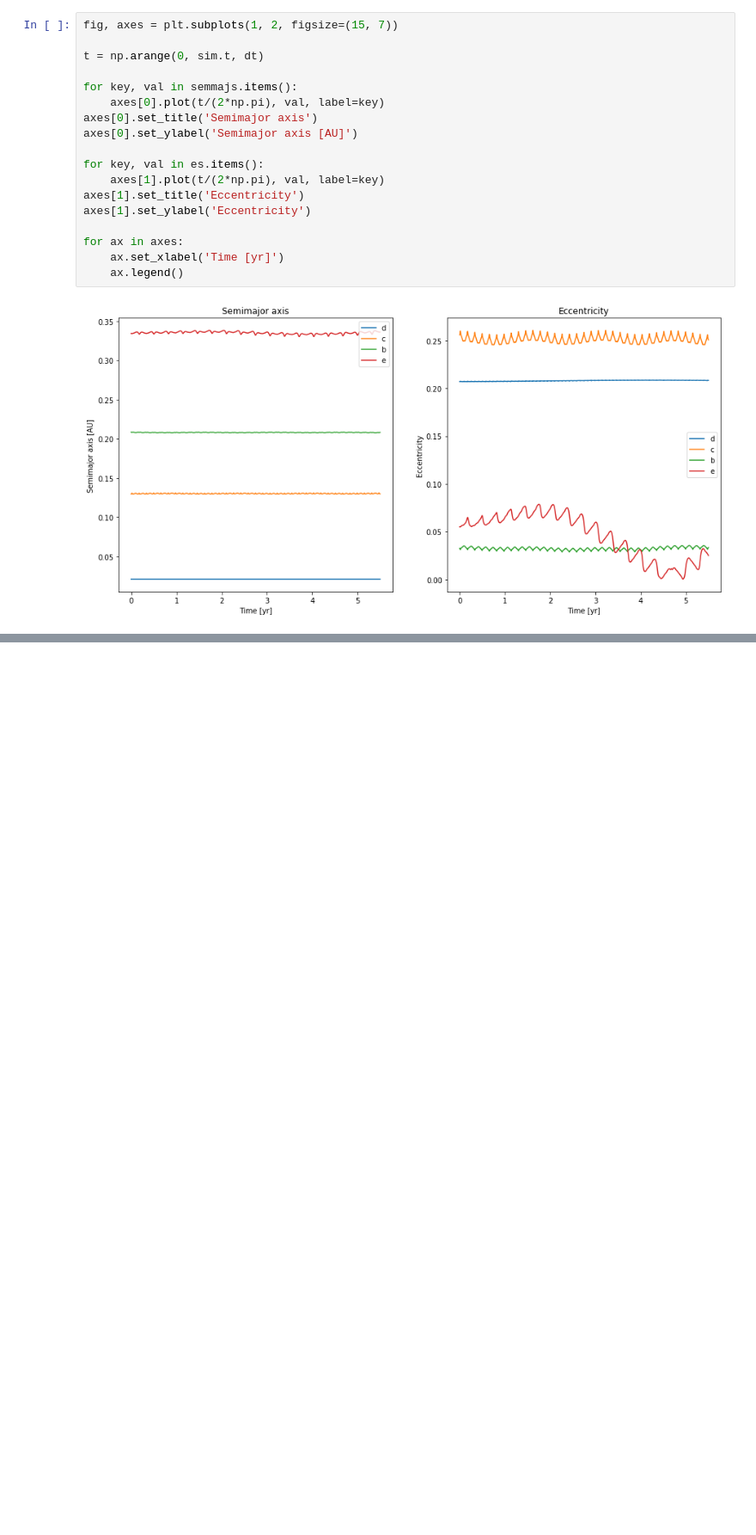
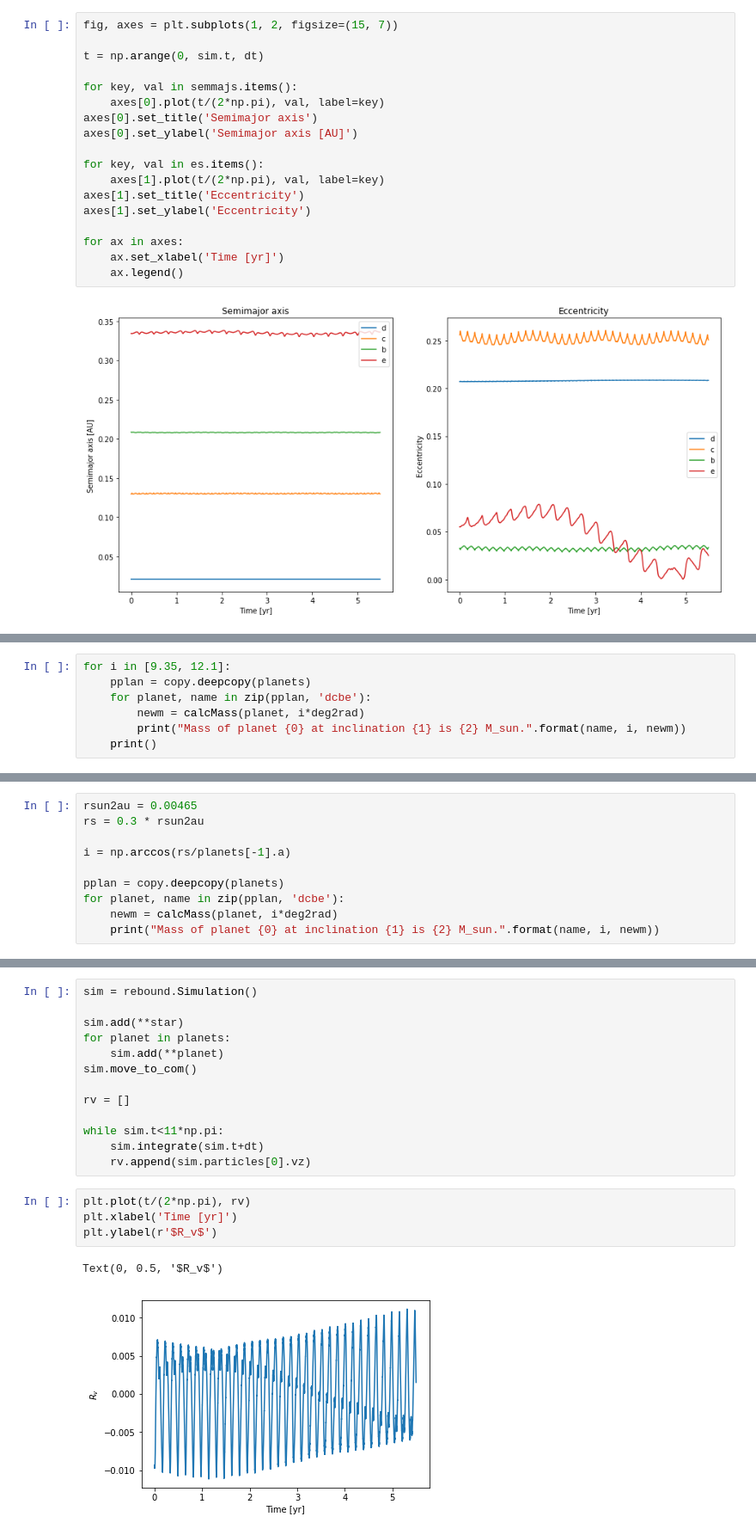
Before and after one commit to DinoBektesevic/ASTR597-Exoplanets, a Jupyter notebook: DinoBektesevic_HW3.ipynb, the cells around one changed output, grey strips where cells are left out. Shown at 86% size. Drawn from its saved outputs; the diff is of its cells as text; blank space fills up the shorter version.

```diff
--- a/DinoBektesevic_HW3.ipynb
+++ b/DinoBektesevic_HW3.ipynb
@@ -172,0 +222,7 @@ for ax, model in zip(axes.flatten(), semmajs):
+# %%
+for i in [9.35, 12.1]:
+    pplan = copy.deepcopy(planets)
+    for planet, name in zip(pplan, 'dcbe'):
+        newm = calcMass(planet, i*deg2rad)
+        print("Mass of planet {0} at inclination {1} is {2} M_sun.".format(name, i, newm))
+    print()
@@ -172,0 +248,10 @@ for ax, model in zip(axes.flatten(), semmajs):
+# %%
+rsun2au = 0.00465
+rs = 0.3 * rsun2au
+
+i = np.arccos(rs/planets[-1].a)
+
+pplan = copy.deepcopy(planets)
+for planet, name in zip(pplan, 'dcbe'):
+    newm = calcMass(planet, i*deg2rad)
+    print("Mass of planet {0} at inclination {1} is {2} M_sun.".format(name, i, newm))
@@ -172,0 +265,20 @@ for ax, model in zip(axes.flatten(), semmajs):
+# %%
+sim = rebound.Simulation()
+
+sim.add(**star)
+for planet in planets:
+    sim.add(**planet)
+sim.move_to_com()
+
+rv = []
+
+while sim.t<11*np.pi:
+    sim.integrate(sim.t+dt)
+    rv.append(sim.particles[0].vz)
+# %%
+plt.plot(t/(2*np.pi), rv)
+plt.xlabel('Time [yr]')
+plt.ylabel(r'$R_v$')
+# %% [output]
+Text(0, 0.5, '$R_v$')
+[figure, added]
```
Also changed, not shown: parts of 37 cells of this notebook.
